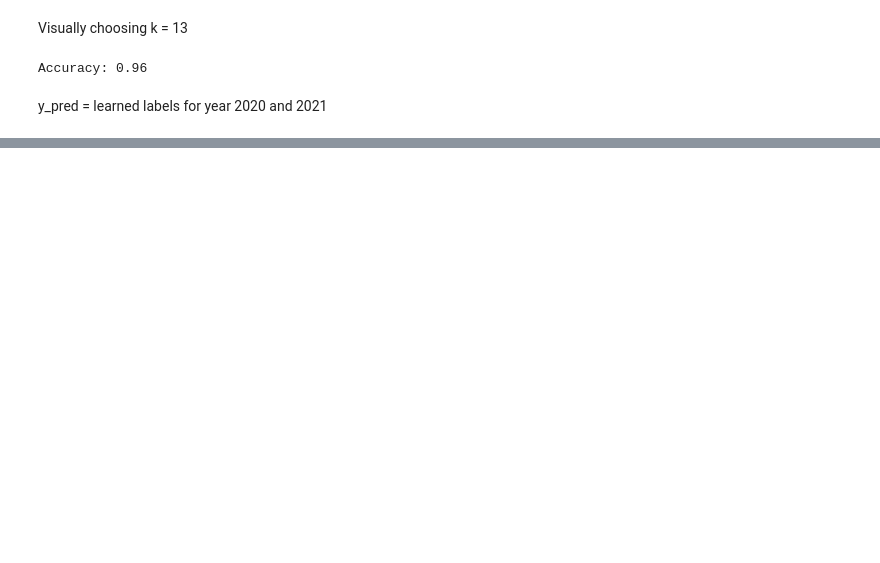
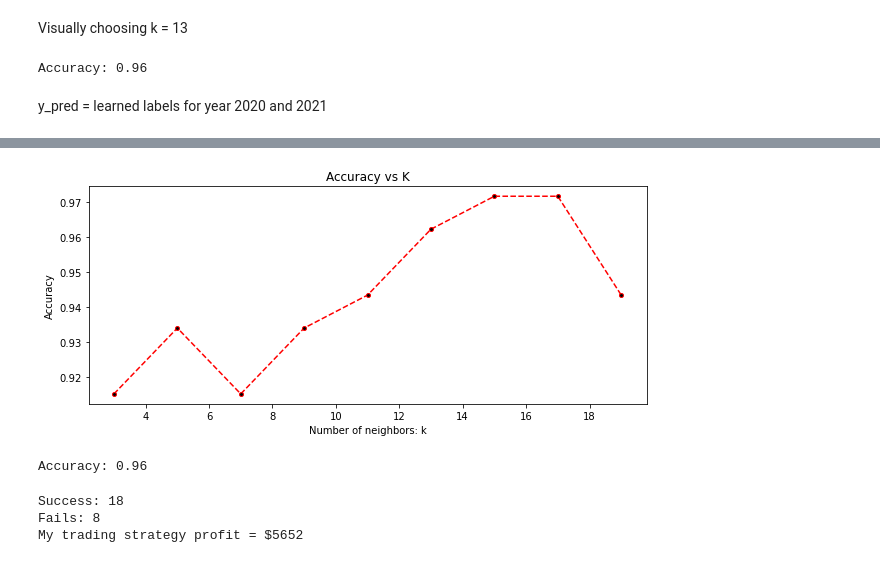
Before and after one commit to vineetver/Machine-Learning, a Jupyter notebook: Knn_and_variations/knn.ipynb, the cells around one changed output, grey strips where cells are left out. Saved outputs shown, nothing was run; the diff lists cells and outputs as text; code cells hidden in the pictures; blank space fills up the shorter version.

```diff
--- a/Knn_and_variations/knn.ipynb
+++ b/Knn_and_variations/knn.ipynb
@@ -177,0 +224,35 @@ My trading strategy profit = $5652
+# %%
+highest_accuracy: list = []
+
+p = 1.5
+
+def minkowski(a, b, p):
+    return np.linalg.norm(a-b, ord=p)
+
+for k in range(3, 21, 2):
+    knn = KNeighborsClassifier(n_neighbors = k, metric= lambda a, b: minkowski(a, b, p))
+    knn.fit(x_train, y_train)
+    y_pred = knn.predict(x_test)
+    highest_accuracy.append(accuracy_score(y_test, y_pred))
+
+plt.figure(figsize=(10, 4))
+plt.plot(range(3, 21, 2), highest_accuracy, color='red', linestyle='dashed', marker='o', markerfacecolor='black', markersize=4)
+plt.title('Accuracy vs K')
+plt.xlabel('Number of neighbors: k')
+plt.ylabel('Accuracy')
+plt.show()
+# %% [output]
+[figure, added]
+# %%
+knn = KNeighborsClassifier(n_neighbors = 13, metric= lambda a, b: minkowski(a, b, p))
+knn.fit(x_train, y_train)
+y_pred = knn.predict(x_test)
+print(f'Accuracy: {round(accuracy_score(y_test, y_pred), 2)}')
+# %% [output]
+Accuracy: 0.96
+# %%
+print(f'My trading strategy profit = ${round(my_trading_strategy(df_test, labels=y_pred, eval="test"))}')
+# %% [output]
+Success: 18
+Fails: 8
+My trading strategy profit = $5652
```
Also changed, not shown: parts of 12 cells of this notebook, 1 other file.
